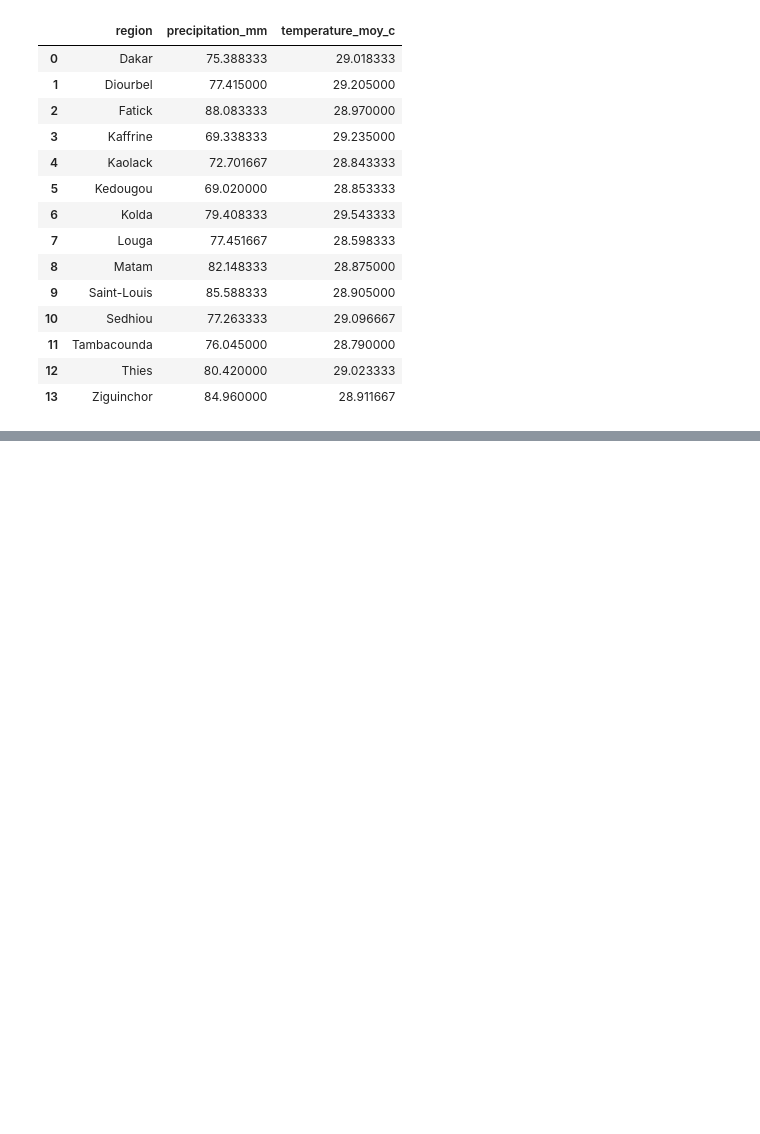
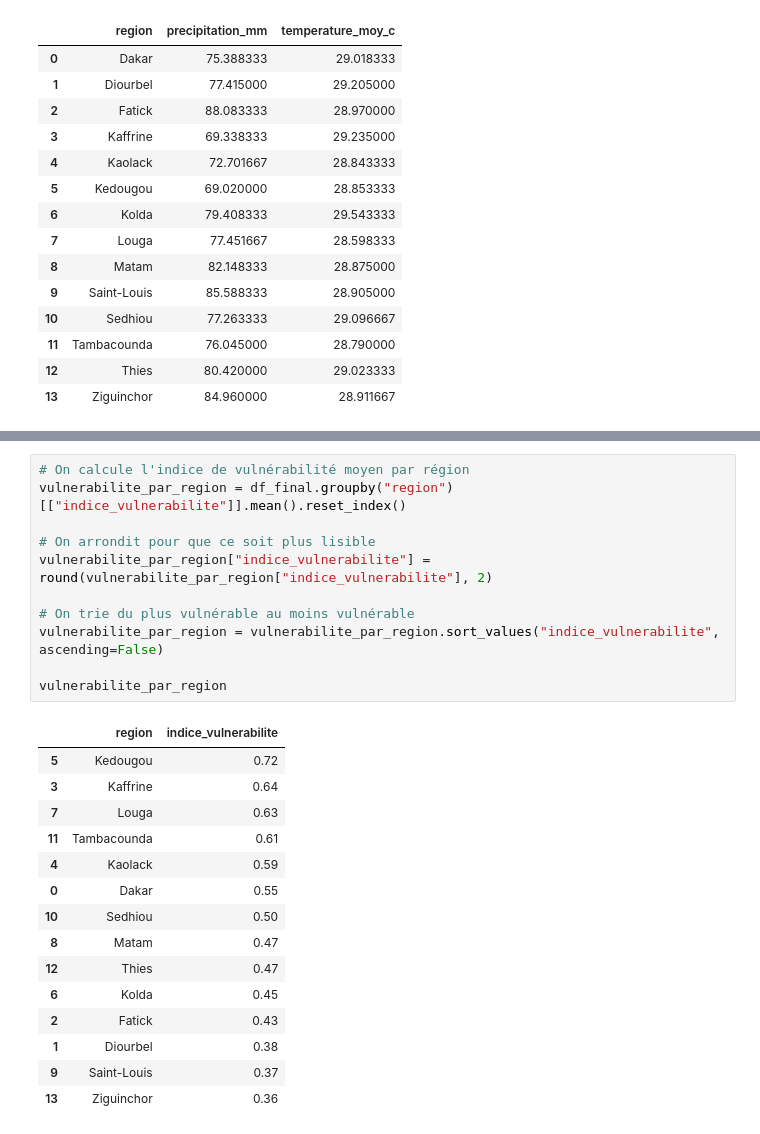
Before and after one commit to papefodesoumare/clim-data-senegal, a Jupyter notebook: notebooks/01_generation_donnees_fictives.ipynb.ipynb, the cells around one changed output, grey strips where cells are left out. Cells and saved outputs as stored; diff of their text form; blank space fills up the shorter version.

```diff
--- a/notebooks/01_generation_donnees_fictives.ipynb.ipynb
+++ b/notebooks/01_generation_donnees_fictives.ipynb.ipynb
@@ -338,0 +346,27 @@ df_final.sort_values("indice_vulnerabilite", ascending=False)[["id_menage", "reg
+# %%
+# On calcule l'indice de vulnérabilité moyen par région
+vulnerabilite_par_region = df_final.groupby("region")[["indice_vulnerabilite"]].mean().reset_index()
+
+# On arrondit pour que ce soit plus lisible
+vulnerabilite_par_region["indice_vulnerabilite"] = round(vulnerabilite_par_region["indice_vulnerabilite"], 2)
+
+# On trie du plus vulnérable au moins vulnérable
+vulnerabilite_par_region = vulnerabilite_par_region.sort_values("indice_vulnerabilite", ascending=False)
+
+vulnerabilite_par_region
+# %% [output]
+|  | region | indice_vulnerabilite |
+| 5 | Kedougou | 0.72 |
+| 3 | Kaffrine | 0.64 |
+| 7 | Louga | 0.63 |
+| 11 | Tambacounda | 0.61 |
+| 4 | Kaolack | 0.59 |
+| 0 | Dakar | 0.55 |
+| 10 | Sedhiou | 0.50 |
+| 8 | Matam | 0.47 |
+| 12 | Thies | 0.47 |
+| 6 | Kolda | 0.45 |
+| 2 | Fatick | 0.43 |
+| 1 | Diourbel | 0.38 |
+| 9 | Saint-Louis | 0.37 |
+| 13 | Ziguinchor | 0.36 |
```
Also changed, not shown: parts of 10 cells of this notebook, 3 other files.
